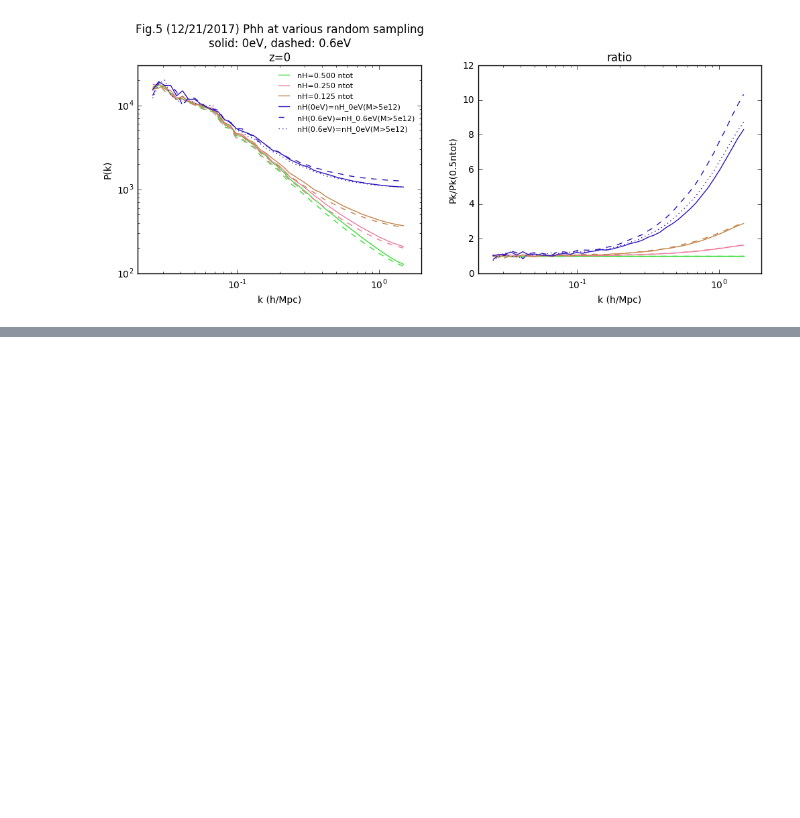
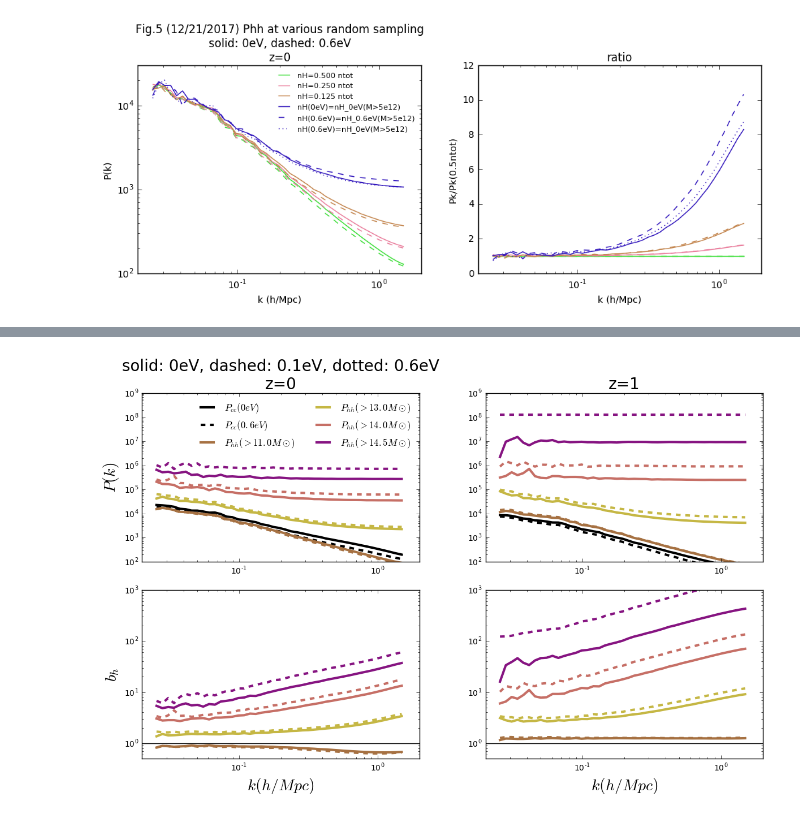
Before and after one commit to liuxx479/nubias, a Jupyter notebook: plots.ipynb, the cells around one changed output, grey strips where cells are left out. Cells and saved outputs as stored; diff of their text form; code cells hidden in the pictures; blank space fills up the shorter version.

```diff
--- a/plots.ipynb
+++ b/plots.ipynb
@@ -244,0 +266,80 @@ show()
+# %%
+iseed=10025
+mcut=arange(11.0, 15.5, 0.5)
+mcut_skip = [11.5, 12,12.5, 13.5,15]
+f=figure(figsize=(12,8))
+ax1=f.add_subplot(221)
+ax2=f.add_subplot(222)
+ax3=f.add_subplot(223)
+ax4=f.add_subplot(224)
+
+
+seed(iseed)
+icolor='k'
+ax1.plot(Parr00_z0[0],Parr00_z0[1],'-',color=icolor,lw=3,label=r'$P_{cc}(0eV)$')
+#loglog(Parr01_z0[0],Parr01_z0[1],'--',color=icolor)
+ax1.plot(Parr06_z0[0],Parr06_z0[1],'--',color=icolor,lw=3,label=r'$P_{cc}(0.6eV)$')
+
+i=2
+for imcut in mcut:
+    i+=1
+    if imcut in mcut_skip:
+        continue
+    icolor=rand(3)
+    ax1.plot(Parr00_z0[0],Parr00_z0[i],'-',color=icolor,label=r'$P_{hh}(>%sM\odot)$'%(imcut),lw=3)
+    #loglog(Parr01_z0[0],Parr01_z0[i],':',color=icolor)
+    ax1.plot(Parr06_z0[0],Parr06_z0[i],'--',color=icolor,lw=3)
+    ax3.plot(Parr00_z0[0],sqrt(Parr00_z0[i]/Parr00_z0[1]),'-',color=icolor,lw=3)
+    ax3.plot(Parr06_z0[0],sqrt(Parr06_z0[i]/Parr00_z0[1]),'--',color=icolor,lw=3)
+ax1.legend(fontsize=12,frameon=0,loc=0,ncol=2)
+ax1.set_title('''solid: 0eV, dashed: 0.1eV, dotted: 0.6eV
+z=0''',fontsize=20)
+ax1.set_ylabel(r'$P(k)$',fontsize=20)
+ax1.set_xscale('log')
+ax1.set_yscale('log')
+ax3.set_xscale('log')
+ax3.set_yscale('log')
+ax1.set_xlim(2e-2,2)
+ax1.set_ylim(1e2,1e9)
+ax3.set_xlim(2e-2,2)
+#ax3.set_ylim(1e2,1e9)
+
+seed(iseed)
+icolor='k'
+ax2.plot(Parr00_z1[0],Parr00_z1[1],'-',color=icolor,label=r'$P\;{\rm cdm}$',lw=3)
+#loglog(Parr01_z1[0],Parr01_z1[1],':',color=icolor)
+ax2.plot(Parr06_z1[0],Parr06_z1[1],'--',color=icolor,lw=3)
+i=2
+for imcut in mcut:
+    i+=1
+    if imcut in mcut_skip:
+        continue
+    icolor=rand(3)
+    ax2.plot(Parr00_z1[0],Parr00_z1[i],'-',color=icolor,label='%s Msun'%(imcut),lw=3)
+    #loglog(Parr01_z1[0],Parr01_z1[i],':',color=icolor)
+    ax2.plot(Parr06_z1[0],Parr06_z1[i],'--',color=icolor,lw=3)
+    ax4.plot(Parr00_z1[0],sqrt(Parr00_z1[i]/Parr00_z1[1]),'-',color=icolor,lw=3)
+    ax4.plot(Parr06_z1[0],sqrt(Parr06_z1[i]/Parr00_z1[1]),'--',color=icolor,lw=3)
+#ax2.legend(fontsize=8,frameon=0,loc=0,ncol=3)
+
+ax2.set_xscale('log')
+ax2.set_yscale('log')
+ax2.set_xlim(2e-2,2)
+ax2.set_ylim(1e2,1e9)
+ax2.set_title('z=1',fontsize=20)
+ax4.set_xscale('log')
+ax4.set_yscale('log')
+ax4.set_xlim(2e-2,2)
+ax4.set_ylim(0.5,1e3)
+ax3.set_ylim(0.5,1e3)
+ax4.plot([2e-2,2],[1,1],'k-')
+ax3.plot([2e-2,2],[1,1],'k-')
+
+ax3.set_xlabel(r'$k (h/Mpc)$',fontsize=20)
+ax4.set_xlabel(r'$k (h/Mpc)$',fontsize=20)
+ax3.set_ylabel(r'$b_h$',fontsize=20)
+
+plt.tight_layout()
+show()
+# %% [output]
+[figure, added]
```
Also changed, not shown: parts of 5 cells of this notebook, 1 other file.
